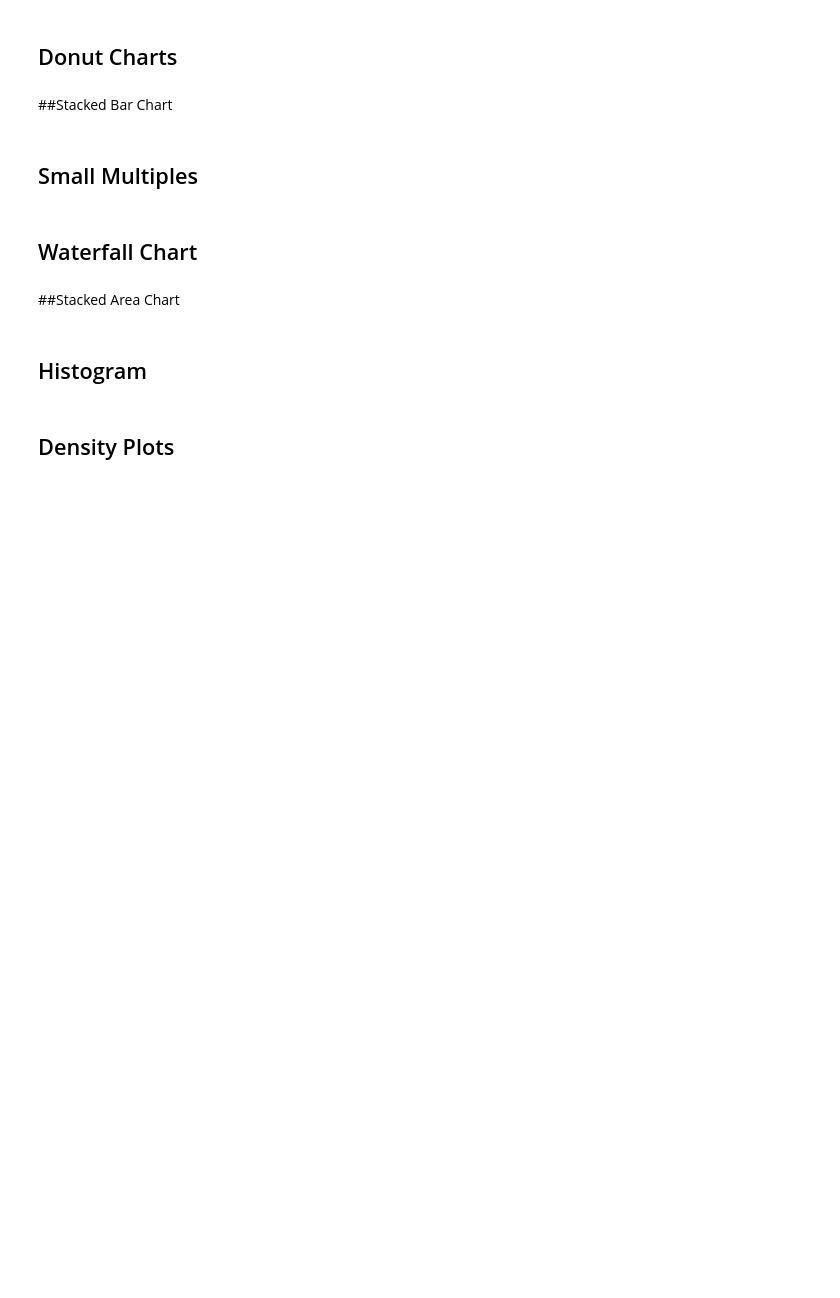
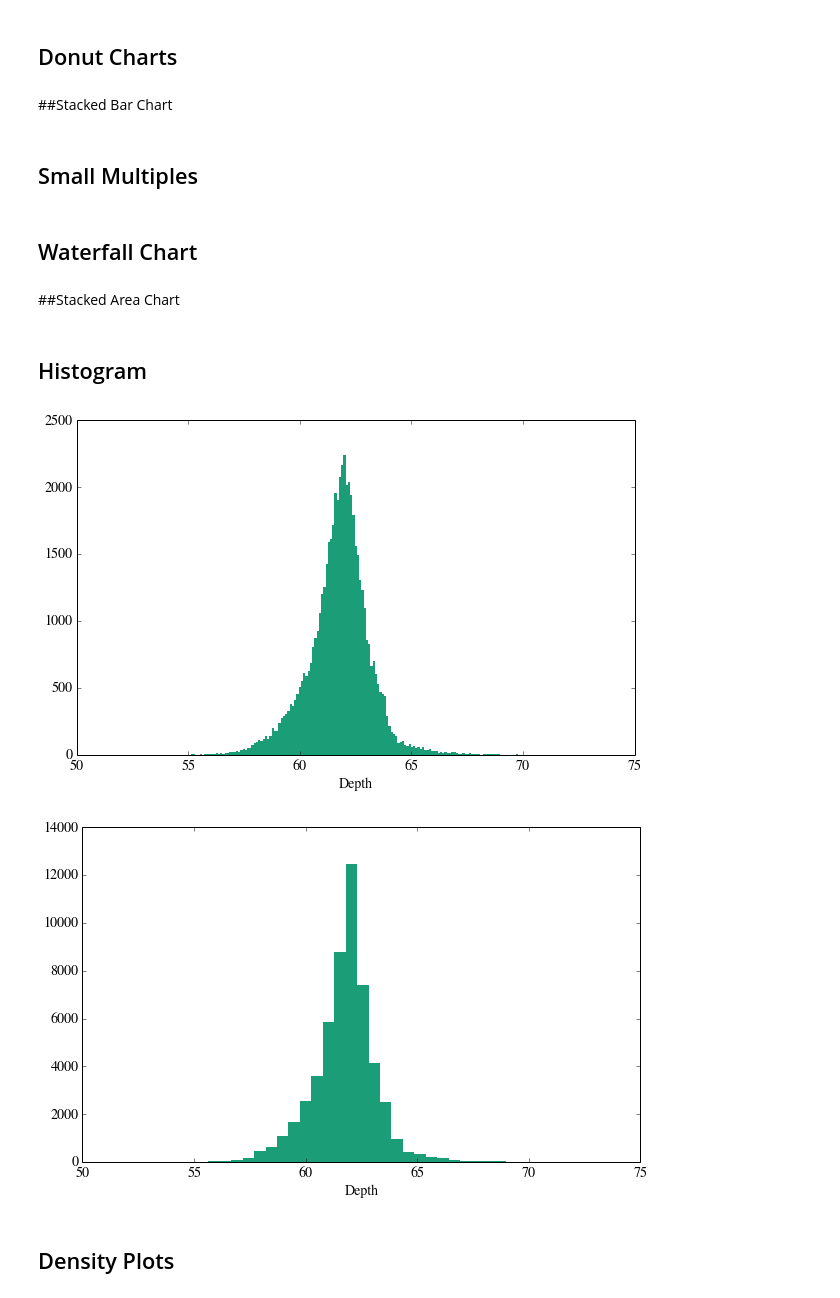
Before and after one commit to cs109/content, a Jupyter notebook: lec_03_statistical_graphs.ipynb, the cells around one changed output. Saved outputs shown, nothing was run; the diff lists cells and outputs as text; code cells hidden in the pictures; blank space fills up the shorter version.

```diff
--- a/lec_03_statistical_graphs.ipynb
+++ b/lec_03_statistical_graphs.ipynb
@@ -104,5 +157,17 @@ plt.xlabel('1995-2005 Change in HS graduation rate')
 ##Stacked Area Chart
 # %% [markdown]
 ## Histogram
+# %%
+plt.hist(diamonds.depth, bins=np.linspace(50, 70, 200))
+plt.xlabel("Depth")
+plt.show()
+
+
+plt.hist(diamonds.depth, bins=np.linspace(50, 70, 40))
+plt.xlabel("Depth")
+plt.show()
+# %% [output]
+[figure, added]
+[figure, added]
 # %% [markdown]
 ## Density Plots
```
Also changed, not shown: parts of 5 cells of this notebook.
